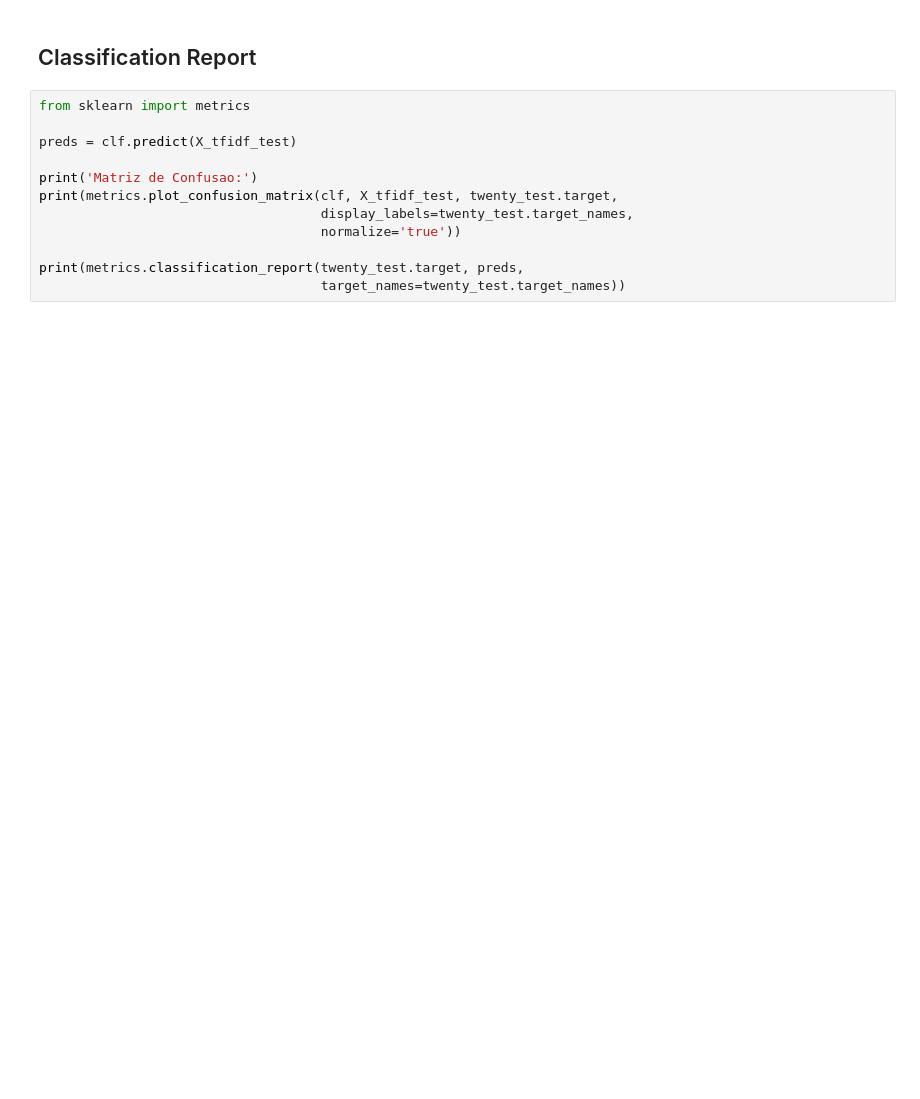
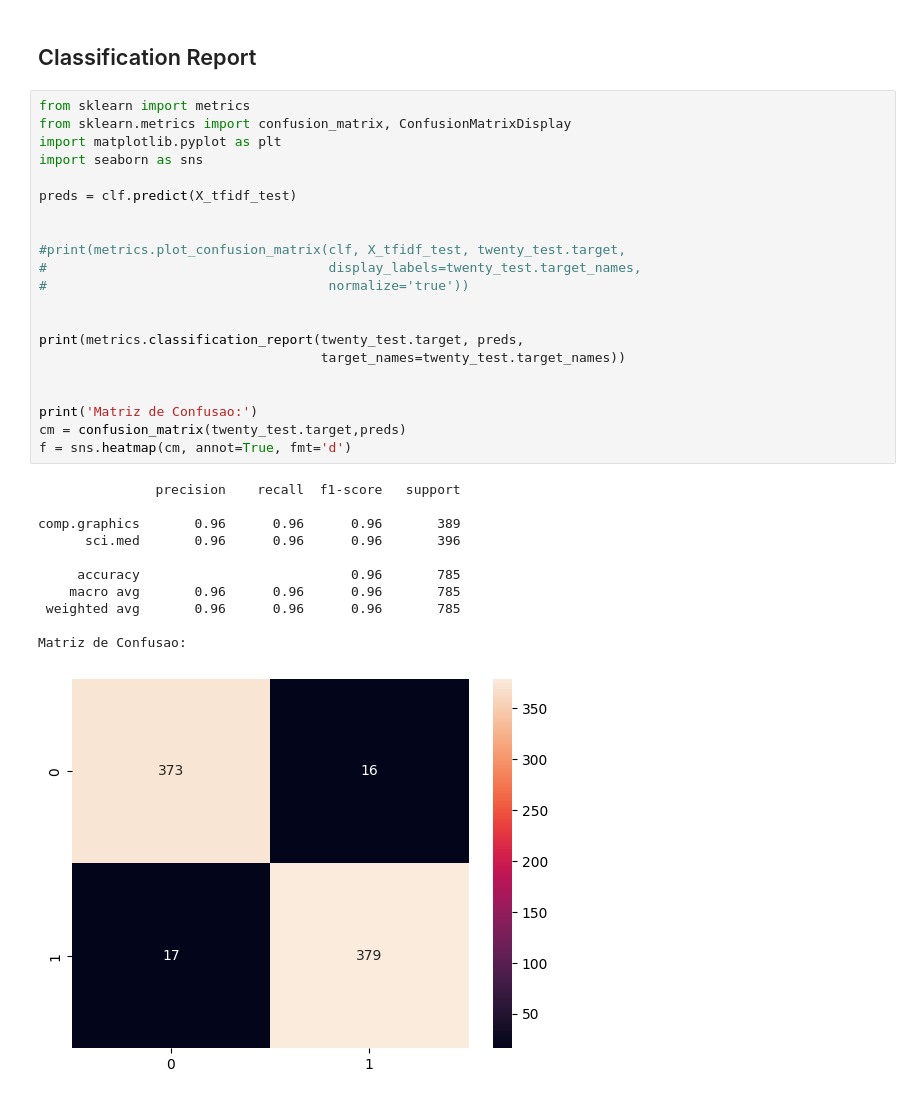
Before and after one commit to valmirf/mineracao_textual, a Jupyter notebook: Classificação/03a_ClassificaçãoTextos_BoW_TF_IDF.ipynb, the cells around one changed output. Drawn from its saved outputs; the diff is of its cells as text; blank space fills up the shorter version.

```diff
--- a/Classificação/03a_ClassificaçãoTextos_BoW_TF_IDF.ipynb
+++ b/Classificação/03a_ClassificaçãoTextos_BoW_TF_IDF.ipynb
@@ -235,13 +340,34 @@ for i,doc in enumerate(docs):
 ## Classification Report
 # %%
 from sklearn import metrics
+from sklearn.metrics import confusion_matrix, ConfusionMatrixDisplay
+import matplotlib.pyplot as plt
+import seaborn as sns
 
 preds = clf.predict(X_tfidf_test)
 
-print('Matriz de Confusao:')
-print(metrics.plot_confusion_matrix(clf, X_tfidf_test, twenty_test.target,
-                                    display_labels=twenty_test.target_names,
-                                    normalize='true'))
+
+#print(metrics.plot_confusion_matrix(clf, X_tfidf_test, twenty_test.target,
+#                                    display_labels=twenty_test.target_names,
+#                                    normalize='true'))
+
 
 print(metrics.classification_report(twenty_test.target, preds,
                                     target_names=twenty_test.target_names))
+
+
+print('Matriz de Confusao:')
+cm = confusion_matrix(twenty_test.target,preds)
+f = sns.heatmap(cm, annot=True, fmt='d')
+# %% [output]
+               precision    recall  f1-score   support
+
+comp.graphics       0.96      0.96      0.96       389
+      sci.med       0.96      0.96      0.96       396
+
+     accuracy                           0.96       785
+    macro avg       0.96      0.96      0.96       785
+ weighted avg       0.96      0.96      0.96       785
+
+Matriz de Confusao:
+[figure, added]
```
Also changed, not shown: parts of 15 cells of this notebook.
